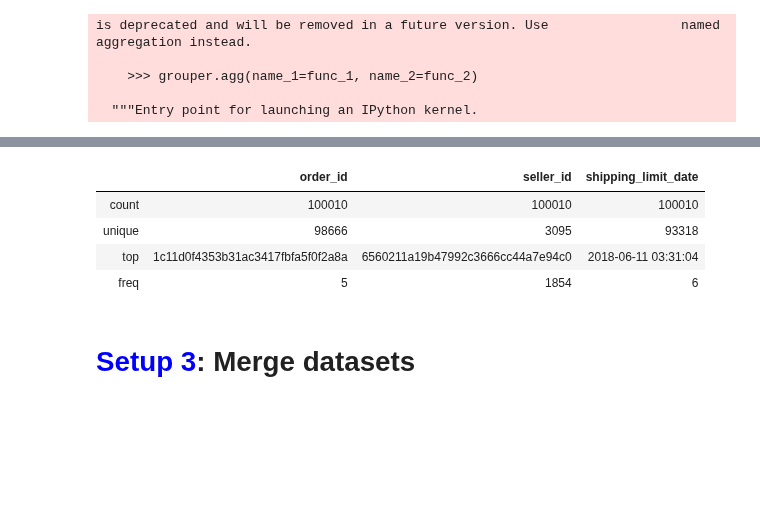
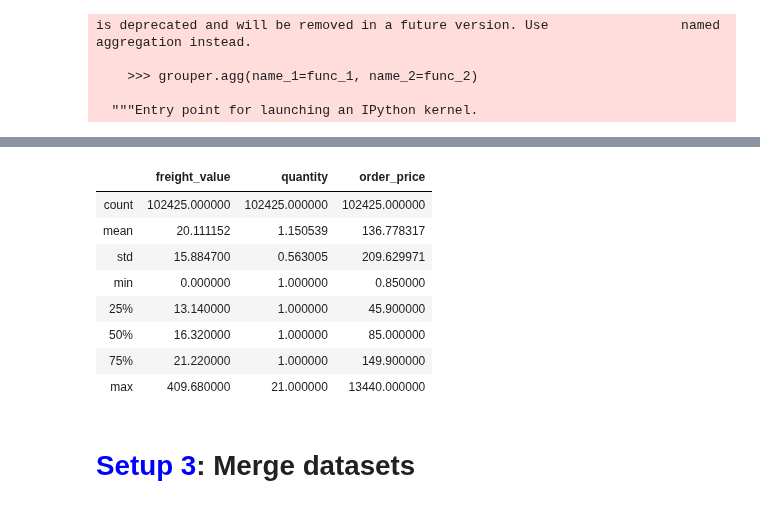
Before and after one commit to MotzWanted/Business_Analytics_Olist, a Jupyter notebook: phase3/phase_3.ipynb, the cells around one changed output, grey strips where cells are left out. Saved outputs shown, nothing was run; the diff lists cells and outputs as text; code cells hidden in the pictures; blank space fills up the shorter version.

```diff
--- a/phase3/phase_3.ipynb
+++ b/phase3/phase_3.ipynb
@@ -81,6 +91,6 @@ order_items.describe(include='O')
 | freq | 21 | 527 | 2033 | 21 |
 # %%
-order_items_filt = order_items.groupby(['order_id', 'product_id','seller_id','shipping_limit_date','price'])['order_item_id'].agg({"quantity":"max"}).reset_index()
+order_items_filt = order_items.groupby(['order_id', 'product_id','seller_id','shipping_limit_date','freight_value','price'])['order_item_id'].agg({"quantity":"max"}).reset_index()
 # %% [output]
 is deprecated and will be removed in a future version. Use                 named aggregation instead.
 
@@ -120,5 +130,5 @@ order_items_filt.describe()
 # %%
-order_items_filt = order_items_filt.groupby(['order_id','seller_id','shipping_limit_date'])['order_price'].agg('sum').reset_index()
+order_items_filt = order_items_filt.groupby(['order_id','seller_id','shipping_limit_date','freight_value','quantity'])['order_price'].agg('sum').reset_index()
 # %%
 order_items_filt
 # %% [output]
@@ -138,11 +148,15 @@ order_items_filt
 # %%
-order_items_filt.describe(include='O')
+order_items_filt.describe()
 # %% [output]
-|  | order_id | seller_id | shipping_limit_date |
-| count | 100010 | 100010 | 100010 |
-| unique | 98666 | 3095 | 93318 |
-| top | 1c11d0f4353b31ac3417fbfa5f0f2a8a | 6560211a19b47992c3666cc44a7e94c0 | 2018-06-11 03:31:04 |
-| freq | 5 | 1854 | 6 |
+|  | freight_value | quantity | order_price |
+| count | 102425.000000 | 102425.000000 | 102425.000000 |
+| mean | 20.111152 | 1.150539 | 136.778317 |
+| std | 15.884700 | 0.563005 | 209.629971 |
+| min | 0.000000 | 1.000000 | 0.850000 |
+| 25% | 13.140000 | 1.000000 | 45.900000 |
+| 50% | 16.320000 | 1.000000 | 85.000000 |
+| 75% | 21.220000 | 1.000000 | 149.900000 |
+| max | 409.680000 | 21.000000 | 13440.000000 |
 # %% [markdown]
 # <font color='blue'>Setup 3</font>: Merge datasets
 # %%
```
Also changed, not shown: parts of 25 cells of this notebook.
